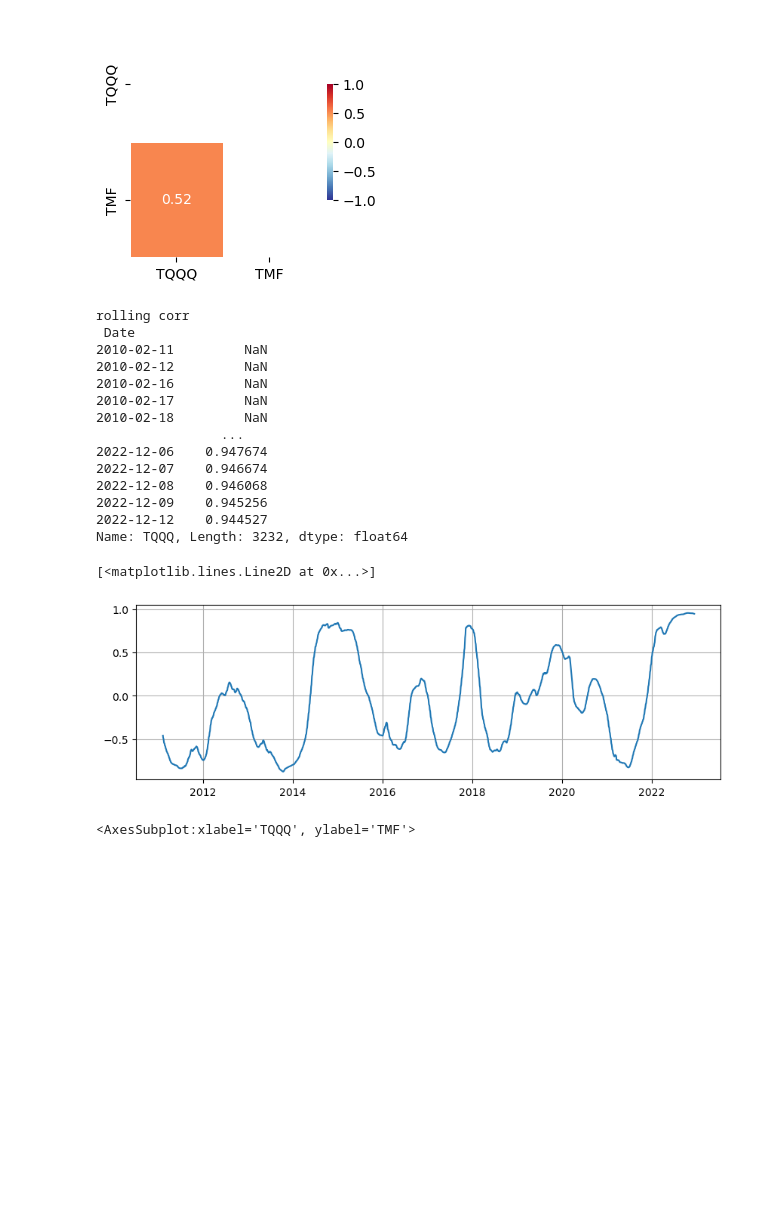
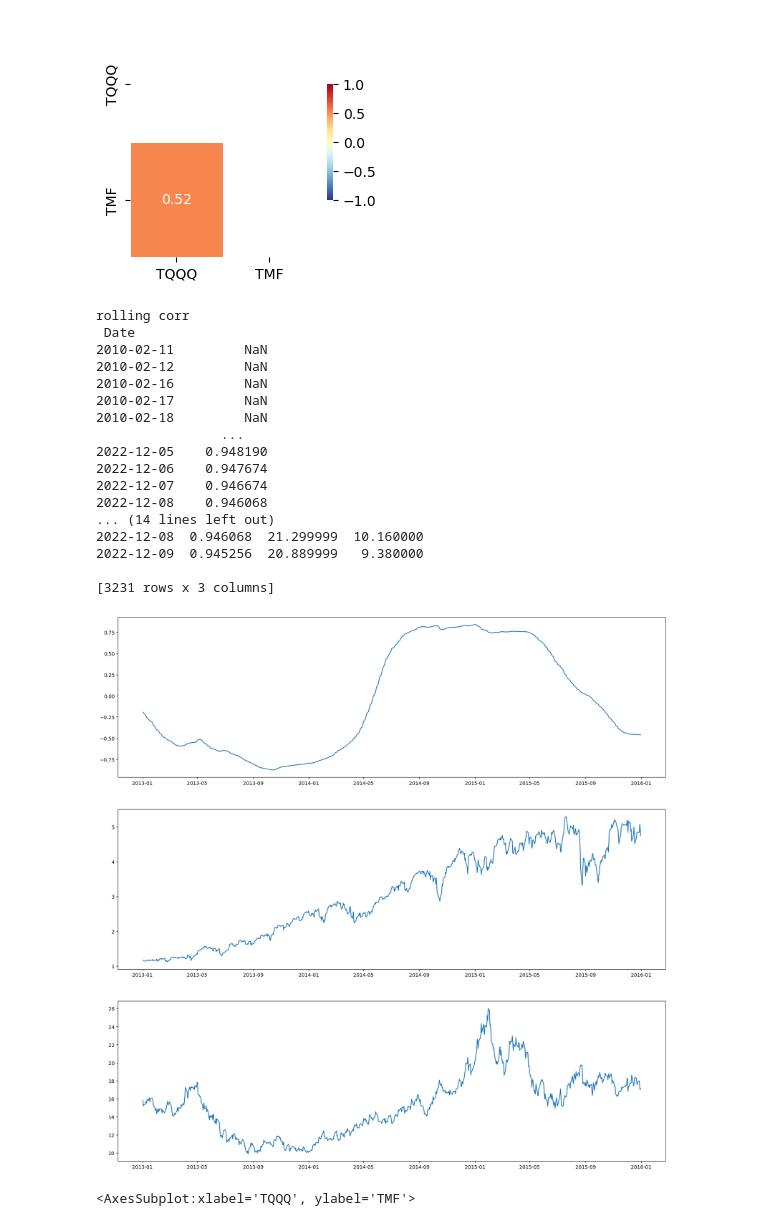
Before and after one commit to unius1004/DualMomentum, a Jupyter notebook: analyze.ipynb, the cells around one changed output. Saved outputs shown, nothing was run; the diff lists cells and outputs as text; code cells hidden in the pictures; blank space fills up the shorter version.

```diff
--- a/analyze.ipynb
+++ b/analyze.ipynb
@@ -71,35 +71,45 @@ plt.show()
 # %%
 window = 252
 rolling_corr = assets.rolling(window).corr()['TQQQ'].loc[:,'TMF']
 print('rolling corr \n', rolling_corr)
 
-#corr = pd.merge(rolling_corr, assets['TQQQ'], on='Date', how='left')
-#corr.rename(columns={'TQQQ_x':'corr','TQQQ_y':'price'}, inplace=True)
-#print('1. corr \n', corr)
+corr = pd.merge(rolling_corr, assets, on='Date', how='left')
+corr.rename(columns={'TQQQ_x':'corr','TQQQ_y':'TQQQ'}, inplace=True)
+print('1. corr \n', corr)
 
-#corr = corr / corr.loc['2022-12-12']
+#corr = corr / corr.loc[corr.index.max()]
 #print('2. corr \n', corr)
 
-plt.figure(figsize=(10,3))
-plt.grid(True)
-plt.plot(corr['corr'])
+corr = corr['2013':'2015']
+
+plt.figure(figsize=(20,20))
+
+plt.subplot(311)
+plt.plot(corr.index, corr['corr'])
+plt.subplot(312)
+plt.plot(corr.index, corr['TQQQ'])
+plt.subplot(313)
+plt.plot(corr.index, corr['TMF'])
+plt.show()
 # %% [output]
 rolling corr
  Date
 2010-02-11         NaN
 2010-02-12         NaN
 2010-02-16         NaN
 2010-02-17         NaN
 2010-02-18         NaN
                 ...
+2022-12-05    0.948190
 2022-12-06    0.947674
 2022-12-07    0.946674
 2022-12-08    0.946068
-2022-12-09    0.945256
-2022-12-12    0.944527
-Name: TQQQ, Length: 3232, dtype: float64
+... (14 lines left out)
+2022-12-08  0.946068  21.299999  10.160000
+2022-12-09  0.945256  20.889999   9.380000
+
+[3231 rows x 3 columns]
-[<matplotlib.lines.Line2D at 0x...>]
-[figure, old version]
+[figure, new version]
 # %%
 assets.plot(kind='scatter', x='TQQQ', y='TMF')
 # %% [output]
```
Also changed, not shown: 3 other files.
